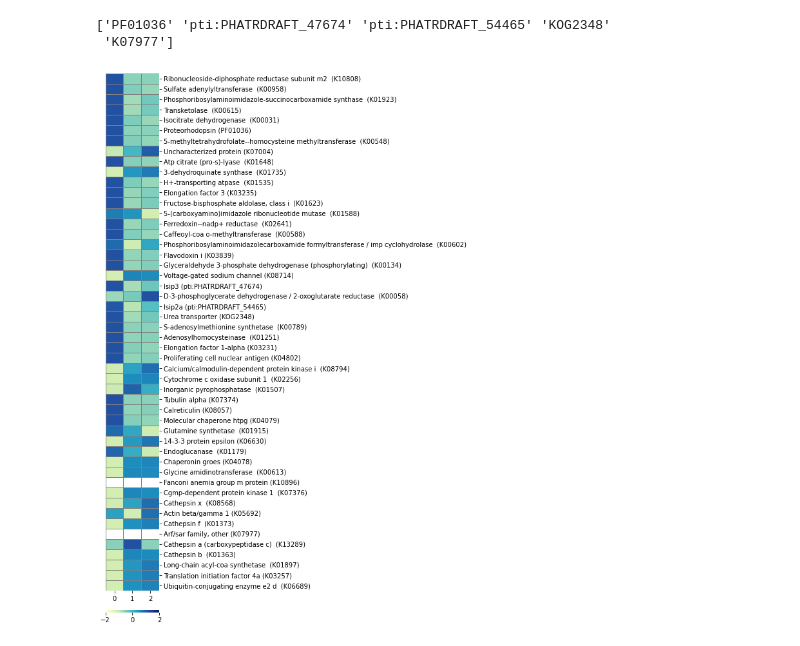
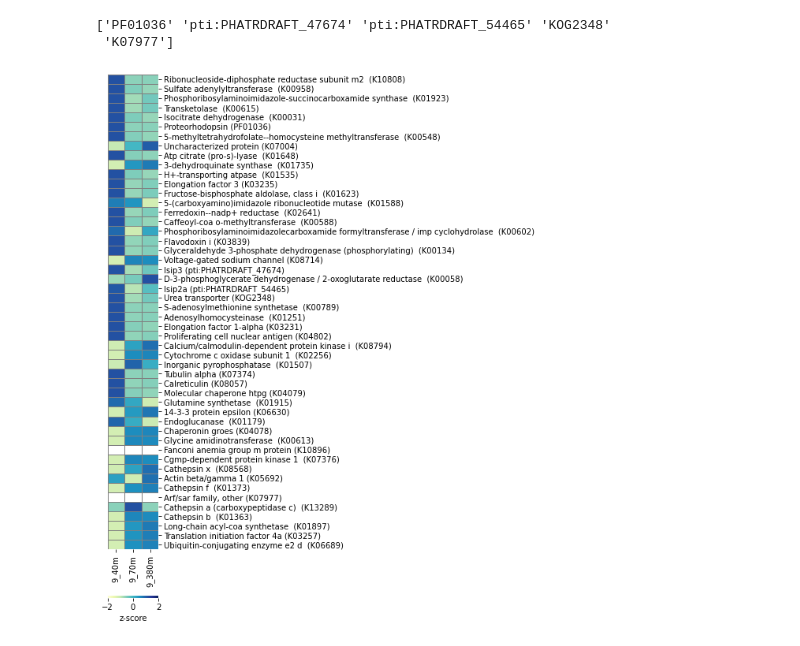
Before and after one commit to 2021-environmental-bioinformatics/dinoflagellates_METZYME, a Jupyter notebook: jupyter-notebooks/TPM_normalization_and_plotting.ipynb, the cells around one changed output. Cells and saved outputs as stored; diff of their text form; code cells hidden in the pictures.

Commit message:
Updating notebooks with code

```diff
--- a/jupyter-notebooks/TPM_normalization_and_plotting.ipynb
+++ b/jupyter-notebooks/TPM_normalization_and_plotting.ipynb
@@ -265,3 +265,5 @@ tax_func_df = output_df.join(kegg_df.set_index('Query'), on='contig', how='left'
 tax_func_df = tax_func_df.join(added_function_df.set_index('Sequence'), on='contig', how='left')
 
 tax_func_df = tax_func_df.reset_index(drop=True)
+
+tax_func_df = tax_func_df.rename({'function': 'function_from_KOG_or_Pfam'}, axis=1)
@@ -350,16 +341,23 @@ labels = (top_annot['definition'].str.capitalize() +' (' + top_annot.index + ')'
 # %%
 fig, ax = plt.subplots(figsize = (1.5, 18))
 
 custom_palette = sns.color_palette("YlGnBu", 9)
 
-cb = sns.heatmap(test1, linecolor='gray', linewidth=0.5, cmap="YlGnBu", vmin=-2, vmax=2, yticklabels=labels,
-                 cbar_kws={"orientation": "horizontal", "pad": 0.03})
+cb = sns.heatmap(test1, linecolor='gray', linewidth=0.5, cmap="YlGnBu", vmin=-2, vmax=2,
+                 xticklabels = ['9_40m', '9_70m', '9_380m'], yticklabels=labels,
+                 cbar_kws={"orientation": "horizontal", "pad": 0.075, 'label': 'z-score'})
 
 
 ax.yaxis.set_label_position("right")
 ax.yaxis.tick_right()
 ax.tick_params(axis='y', rotation=0)
 
 #ax.yaxis.set(ticks=np.arange(0.5, len(labels)), ticklabels=labels);
+
+plt.tight_layout()
+plt.subplots_adjust(left=0.3, right=0.9, bottom=0.3, top=0.9)
+
+plt.savefig('/vortexfs1/omics/env-bio/collaboration/dinoflagellates_METZYME/jupyter-notebooks/images/' \
+            'transcripts_heat_map.png', bbox_inches="tight", dpi=300)
 # %% [output]
-[figure, old version]
+[figure, new version]
```
Also changed, not shown: parts of 5 cells of this notebook, 4 other files.
